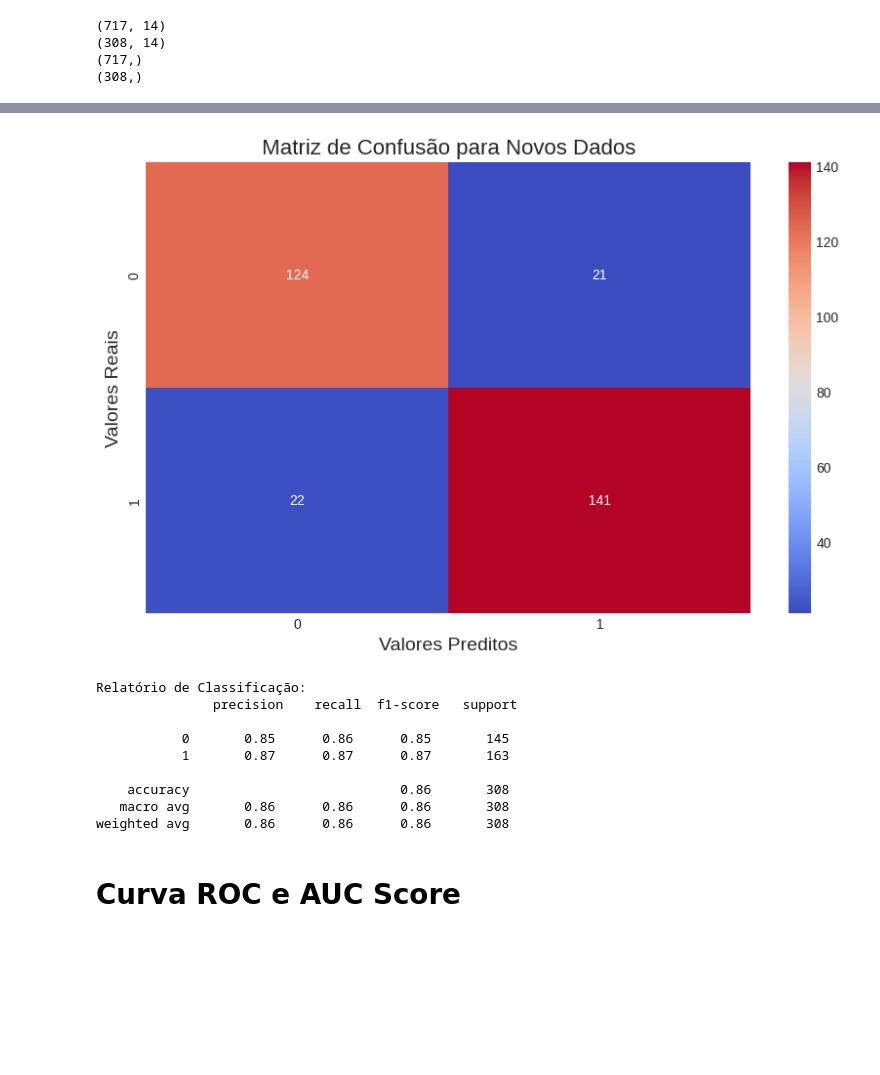
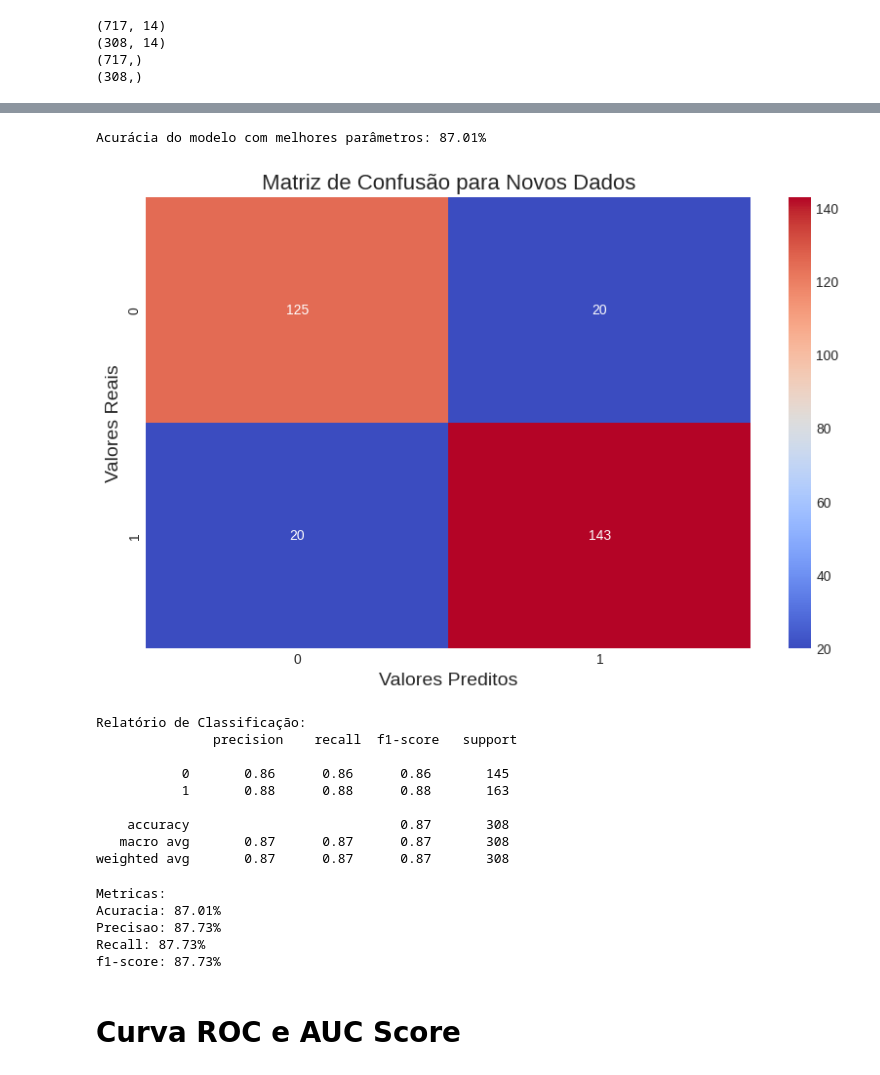
Before and after one commit to gutosantos-github/amsaude, a Jupyter notebook: 1-atividade-01/atividade_1_AM_na_saude_Augusto_Santos.ipynb, the cells around one changed output, grey strips where cells are left out. Cells and saved outputs as stored; diff of their text form; code cells hidden in the pictures; blank space fills up the shorter version.

```diff
--- a/1-atividade-01/atividade_1_AM_na_saude_Augusto_Santos.ipynb
+++ b/1-atividade-01/atividade_1_AM_na_saude_Augusto_Santos.ipynb
@@ -618,3 +612,2 @@ encoded_data2.drop('sex',axis=1,inplace=True)
 # %%
-#age, sex, cp, chol, thalach, e ca.
-encoded_data2.drop(columns=['trestbps','fbs', 'restecg', 'exang', 'oldpeak'], axis=1, inplace=True)
+df_encoded_data2 = df_encoded_data2.drop(columns=['trestbps','fbs', 'restecg', 'exang', 'oldpeak', 'sex', 'age_bin'], axis=1)
@@ -646,0 +638,3 @@ dtype: int64
+# %%
+y = df_encoded_data2['target']
+y.shape
@@ -647,4 +643,3 @@ dtype: int64
 # %%
 #Variáveis independentes para classificação
-X = encoded_data2.drop('target', axis=1)
-X
+X = df_encoded_data2.drop('target', axis=1)
@@ -721,3 +745,2 @@ print(y_test.shape)
 # %%
 model=LogisticRegression()
-model.fit(X_train,y_train)
@@ -768,28 +802,50 @@ array([1, 1, 0, 1, 0, 0, 0, 0, 0, 0, 0, 0, 1, 1, 1, 1, 1, 0, 1, 0, 1, 1,
+# %%
+# Avaliando a acurácia
+acuracia = accuracy_score(y_test, y_pred)
+print(f'Acurácia do modelo com melhores parâmetros: {acuracia*100:.2f}%')
+# %% [output]
+Acurácia do modelo com melhores parâmetros: 87.01%
 # %%
-cm = confusion_matrix(y_test, y_predict)
+cm = confusion_matrix(y_test, y_pred)
 plt.figure(figsize=(10,6))
 plt.title('Matriz de Confusão para Novos Dados', fontsize=16)
 sns.heatmap(cm, annot=True, fmt='g', cmap='coolwarm')
 plt.xlabel('Valores Preditos', fontsize=14)
 plt.ylabel('Valores Reais', fontsize=14)
 plt.show()
 # %% [output]
-[figure, old version]
+[figure, new version]
 # %%
 # print("Accuracy : ",accuracy_score(y_test,y_predict))
 # print("Precision  : ",precision_score(y_test,y_predict))
 # print("Recall  : ",recall_score(y_test,y_predict))
-print(f'Relatório de Classificação:\n {(classification_report(y_test, y_predict))}')
+print(f'Relatório de Classificação:\n {(classification_report(y_test, y_pred))}')
 # %% [output]
 Relatório de Classificação:
                precision    recall  f1-score   support
 
-           0       0.85      0.86      0.85       145
-           1       0.87      0.87      0.87       163
+           0       0.86      0.86      0.86       145
+           1       0.88      0.88      0.88       163
 
-    accuracy                           0.86       308
-   macro avg       0.86      0.86      0.86       308
-weighted avg       0.86      0.86      0.86       308
+    accuracy                           0.87       308
+   macro avg       0.87      0.87      0.87       308
+weighted avg       0.87      0.87      0.87       308
+# %%
+acuracia = accuracy_score(y_test, y_pred)
+precisao = precision_score(y_test, y_pred)
+recall = recall_score(y_test, y_pred)
+f1 = f1_score(y_test, y_pred)
+print(f"Metricas:")
+print(f'Acuracia: {acuracia*100:.2f}%')
+print(f'Precisao: {precisao*100:.2f}%')
+print(f'Recall: {recall*100:.2f}%')
+print(f'f1-score: {f1*100:.2f}%')
+# %% [output]
+Metricas:
+Acuracia: 87.01%
+Precisao: 87.73%
+Recall: 87.73%
+f1-score: 87.73%
 # %% [markdown]
 # Curva ROC e AUC Score
 # %%
```
Also changed, not shown: parts of 47 cells of this notebook.
